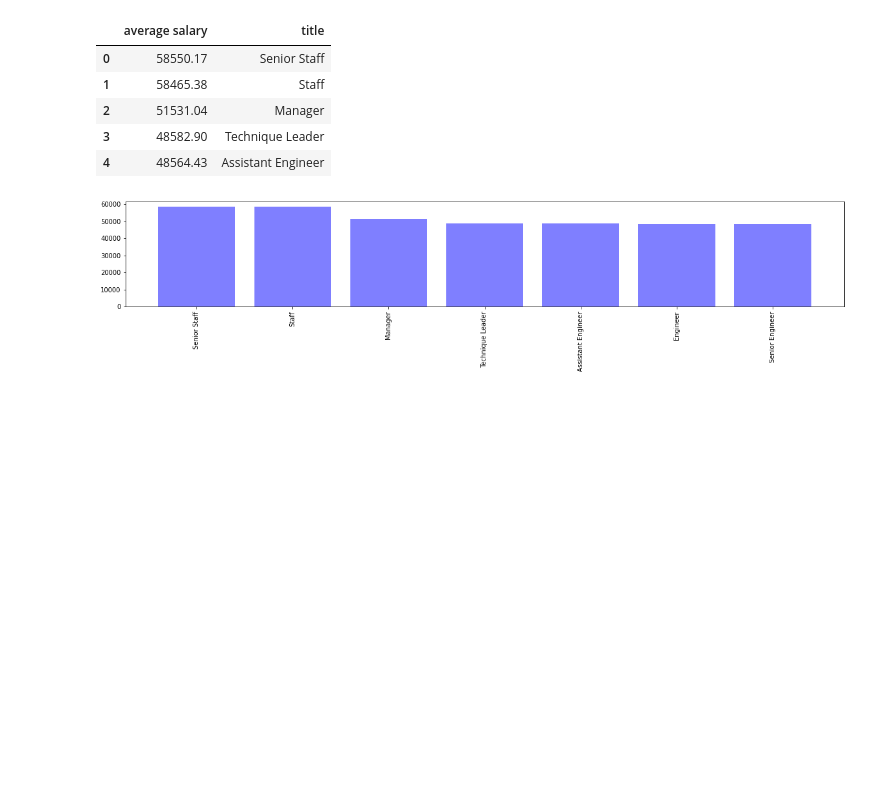
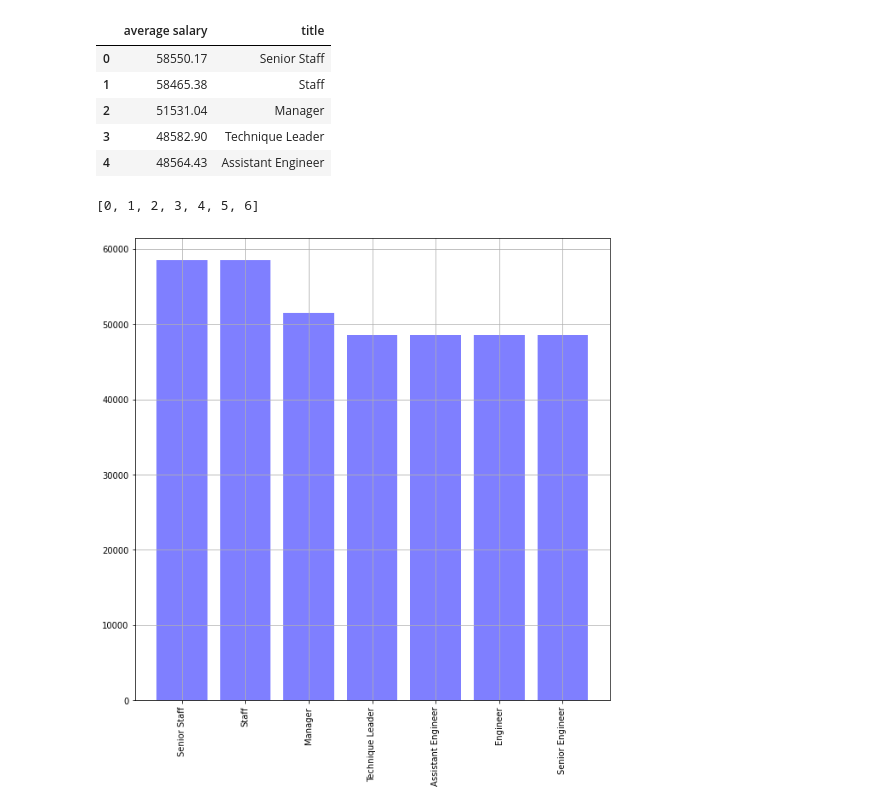
Before and after one commit to maheshsfd124/sql-challenge, a Jupyter notebook: EmployeeSQL/employee_notebook.ipynb, the cells around one changed output. Drawn from its saved outputs; the diff is of its cells as text; code cells hidden in the pictures; blank space fills up the shorter version.

Commit message:
corrected graph

```diff
--- a/EmployeeSQL/employee_notebook.ipynb
+++ b/EmployeeSQL/employee_notebook.ipynb
@@ -3,7 +3,7 @@ import pandas as pd
 from sqlalchemy import create_engine
 import matplotlib.pyplot as plt
 import numpy as np
-engine = create_engine('postgresql://postgres:XXXXX@localhost:5432/employee_db')
+engine = create_engine('postgresql://postgres:xxxxx@localhost:5432/employee_db')
 connection = engine.connect()
 # %%
 df=pd.read_sql_query("""select b.salary from employees a
@@ -48,10 +48,14 @@ salary_title_df.head()
 # %%
 x_axis = np.arange(len(salary_title_df))
 tick_locations = [value for value in x_axis]
+print(tick_locations)
+# %% [output]
+[0, 1, 2, 3, 4, 5, 6]
 # %%
-plt.figure(figsize=(20,3))
+plt.figure(figsize=(10,10))
 plt.bar(x_axis, salary_title_df["average salary"], color='b', alpha=0.5, align="center")
 plt.xticks(tick_locations, salary_title_df["title"], rotation="vertical")
+plt.grid()
 plt.savefig('salaries_title.png')
 # %% [output]
-[figure, old version]
+[figure, new version]
```
Also changed, not shown: 1 other file.
